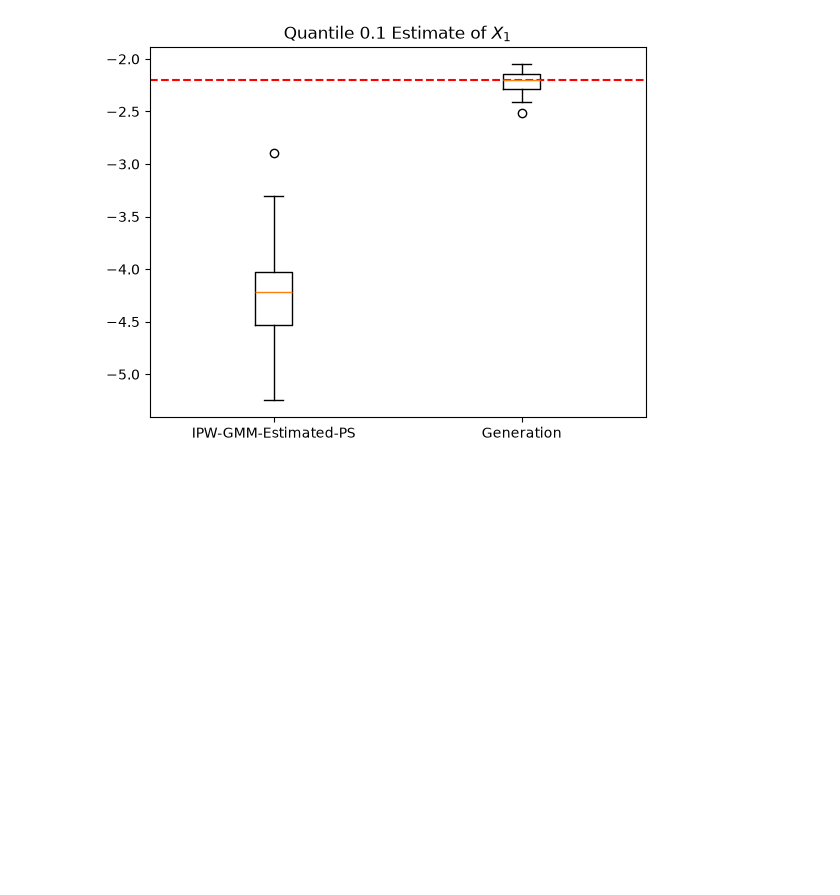
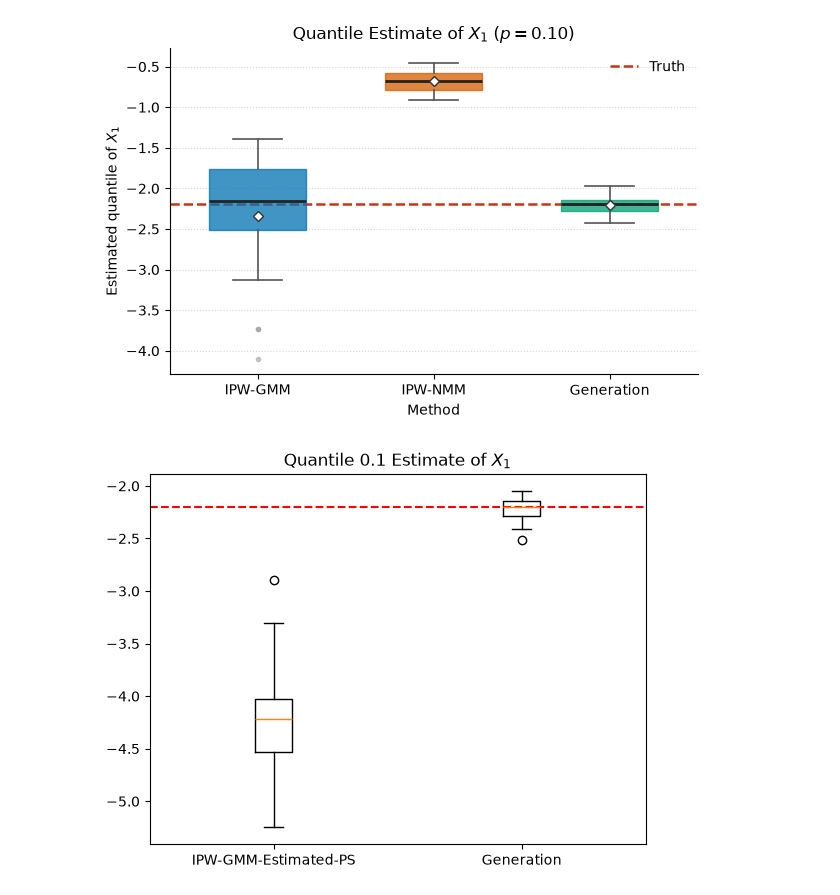
Before and after one commit to huimin-hu-stat/MAR-v2, a Jupyter notebook: parametric_estimation.ipynb, the cells around one changed output. Drawn from its saved outputs; the diff is of its cells as text; code cells hidden in the pictures; blank space fills up the shorter version.

Commit message:
quantile

```diff
--- a/parametric_estimation.ipynb
+++ b/parametric_estimation.ipynb
@@ -91,27 +86,27 @@ array(-0.87116138)
-# %%
-dg = DataGenerator(distr='Logistic')
-
-def job(var_index=0, p=0.1):
-    X = dg.sample_truth(n=2000, d=20)
-    M = dg.generate_MAR(X)
-    pe = ParametricEstimation(X=X, M=M)
-    ps_gmm = pe._propensity_score_Xc(method='gmm')
-    ps_nmm = pe._propensity_score_Xc(method='nmm')
-    return (
-        pe.quantile_by_ipw(var_index=var_index, p=p, propensity_score=ps_gmm),
-        pe.quantile_by_ipw(var_index=var_index, p=p, propensity_score=ps_nmm),
-        pe.quantile_by_generation(var_index=var_index, p=p),
-    )
+# %%
+dg = DataGenerator(distr='Logistic')
+
+def job(var_index=0, p=0.1):
+    X = dg.sample_truth(n=2000, d=20)
+    M = dg.generate_MAR(X)
+    pe = ParametricEstimation(X=X, M=M)
+    ps_gmm = pe._propensity_score_Xc(method='gmm')
+    ps_nmm = pe._propensity_score_Xc(method='nmm')
+    return (
+        pe.quantile_by_ipw(var_index=var_index, p=p, propensity_score=ps_gmm).item(),
+        pe.quantile_by_ipw(var_index=var_index, p=p, propensity_score=ps_nmm).item(),
+        pe.quantile_by_generation(var_index=var_index, p=p).item(),
+    )
 # %%
 from joblib import Parallel, delayed
 
-B = 50
+B = 20
 p = 0.1
 var_index = 0 # estimate for X1
 
 results = np.array(
     Parallel(n_jobs=15)(
-    delayed(job)(p)
+    delayed(job)(var_index=var_index, p=p)
     for _ in range(B)
 )
 )
@@ -120,5 +136,5 @@ IndexError: only integers, slices (`:`), ellipsis (`...`), None and long or byte
 # %%
-fig, ax = plt.subplots(figsize=(8, 5), constrained_layout=True)
+fig, ax = plt.subplots(figsize=(6, 4), constrained_layout=True)
 
 bp = ax.boxplot(
     results,
@@ -148,33 +164,35 @@ bp = ax.boxplot(
 colors = ["#0072B2", "#D55E00", "#009E73"]
 for box, color in zip(bp["boxes"], colors):
     box.set_facecolor(color)
     box.set_alpha(0.75)
     box.set_edgecolor(color)
 
 # Reference quantile
 y_ref = logistic.ppf(p)
 ax.axhline(
     y=y_ref,
     color="#CC3311",
     linestyle="--",
     linewidth=1.8,
     label="Truth",
     zorder=0,
 )
 
 ax.set(
     title=fr"Quantile Estimate of $X_1$ ($p={p:.2f}$)",
     xlabel="Method",
     ylabel=r"Estimated quantile of $X_1$",
 )
 
 ax.yaxis.grid(True, linestyle=":", alpha=0.5)
 ax.set_axisbelow(True)
 ax.spines["top"].set_visible(False)
 ax.spines["right"].set_visible(False)
 
 ax.legend(frameon=False, loc="best")
 plt.show()
+# %% [output]
+[figure, added]
 # %%
 plt.boxplot(results, tick_labels=['IPW-GMM', 'IPW-NMM', 'Generation'])
 plt.title(f'Quantile {p} Estimate of $X_1$')
```
Also changed, not shown: parts of 4 cells of this notebook.
